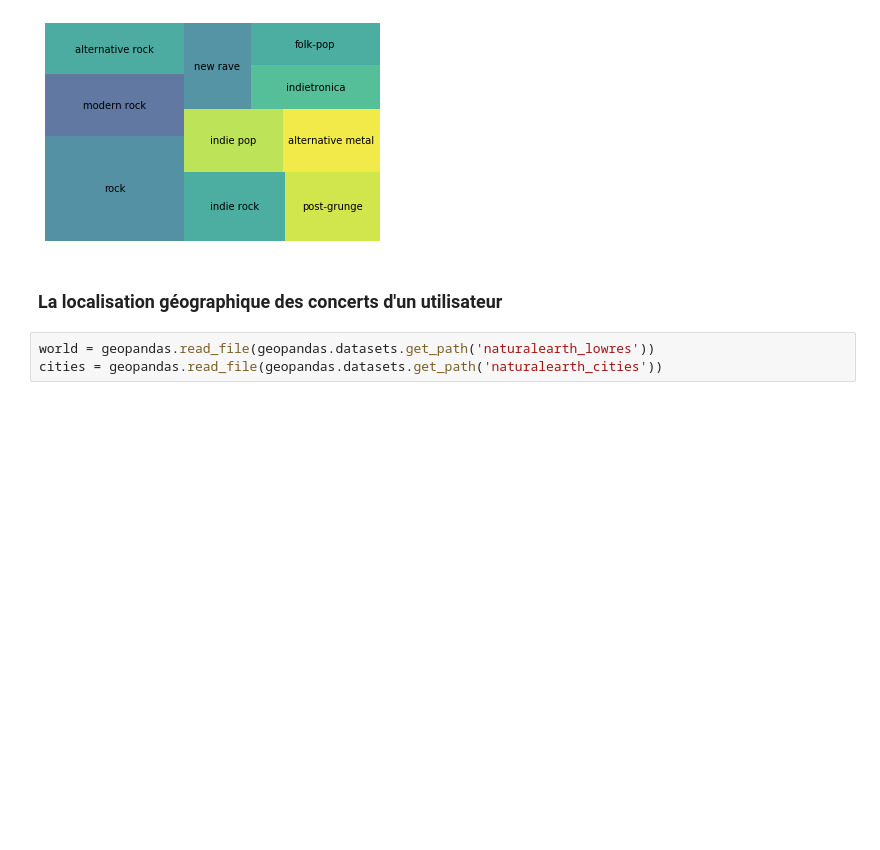
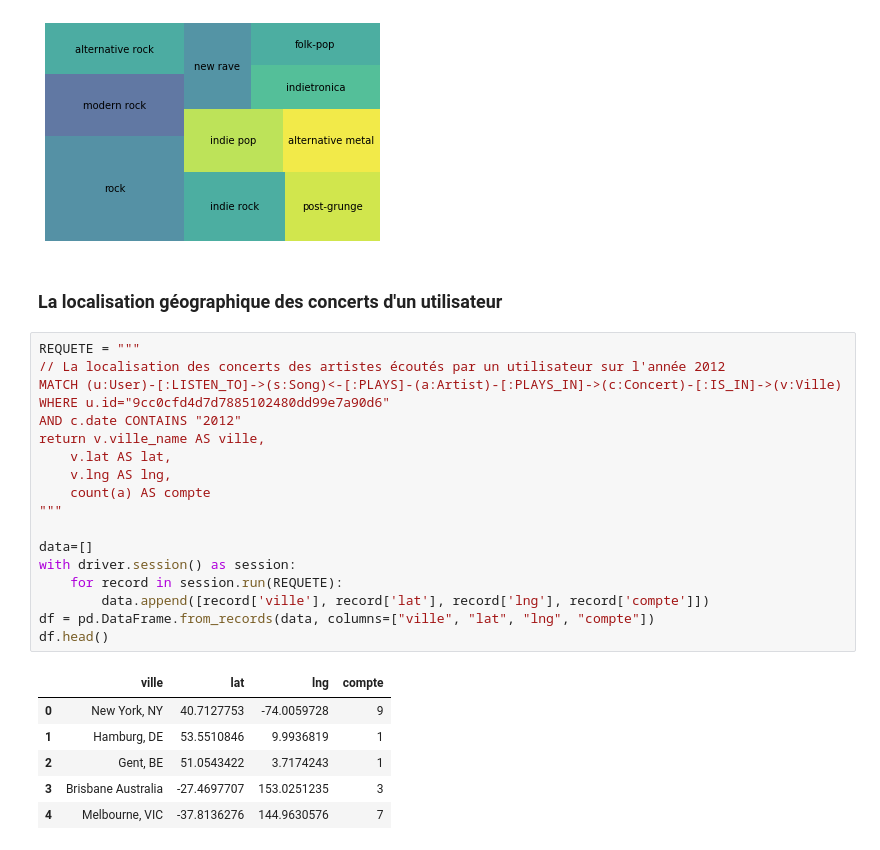
Before and after one commit to neo4spotify/project, a Jupyter notebook: rendu.ipynb, the cells around one changed output. Drawn from its saved outputs; the diff is of its cells as text; blank space fills up the shorter version.

```diff
--- a/rendu.ipynb
+++ b/rendu.ipynb
@@ -308,6 +308,28 @@ plt.show()
 [figure]
 # %% [markdown]
 ### La localisation géographique des concerts d'un utilisateur
-# %%
-world = geopandas.read_file(geopandas.datasets.get_path('naturalearth_lowres'))
-cities = geopandas.read_file(geopandas.datasets.get_path('naturalearth_cities'))
+# %%
+REQUETE = """
+// La localisation des concerts des artistes écoutés par un utilisateur sur l'année 2012
+MATCH (u:User)-[:LISTEN_TO]->(s:Song)<-[:PLAYS]-(a:Artist)-[:PLAYS_IN]->(c:Concert)-[:IS_IN]->(v:Ville)
+WHERE u.id="9cc0cfd4d7d7885102480dd99e7a90d6"
+AND c.date CONTAINS "2012"
+return v.ville_name AS ville,
+	v.lat AS lat,
+    v.lng AS lng,
+    count(a) AS compte
+"""
+
+data=[]
+with driver.session() as session:
+    for record in session.run(REQUETE):
+        data.append([record['ville'], record['lat'], record['lng'], record['compte']])
+df = pd.DataFrame.from_records(data, columns=["ville", "lat", "lng", "compte"])
+df.head()
+# %% [output]
+|  | ville | lat | lng | compte |
+| 0 | New York, NY | 40.7127753 | -74.0059728 | 9 |
+| 1 | Hamburg, DE | 53.5510846 | 9.9936819 | 1 |
+| 2 | Gent, BE | 51.0543422 | 3.7174243 | 1 |
+| 3 | Brisbane Australia | -27.4697707 | 153.0251235 | 3 |
+| 4 | Melbourne, VIC | -37.8136276 | 144.9630576 | 7 |
```
Also changed, not shown: parts of 2 cells of this notebook, 3 other files.
